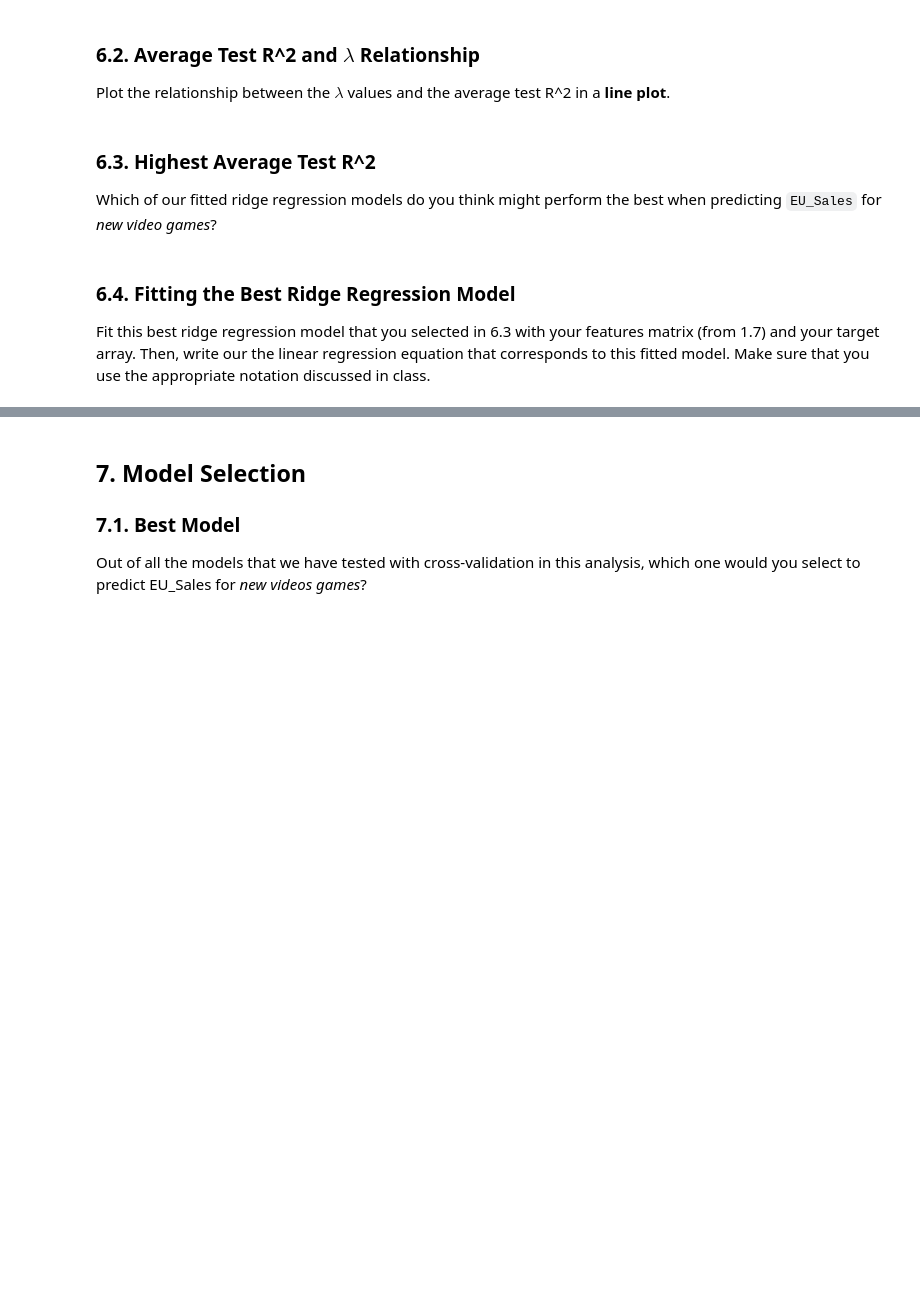
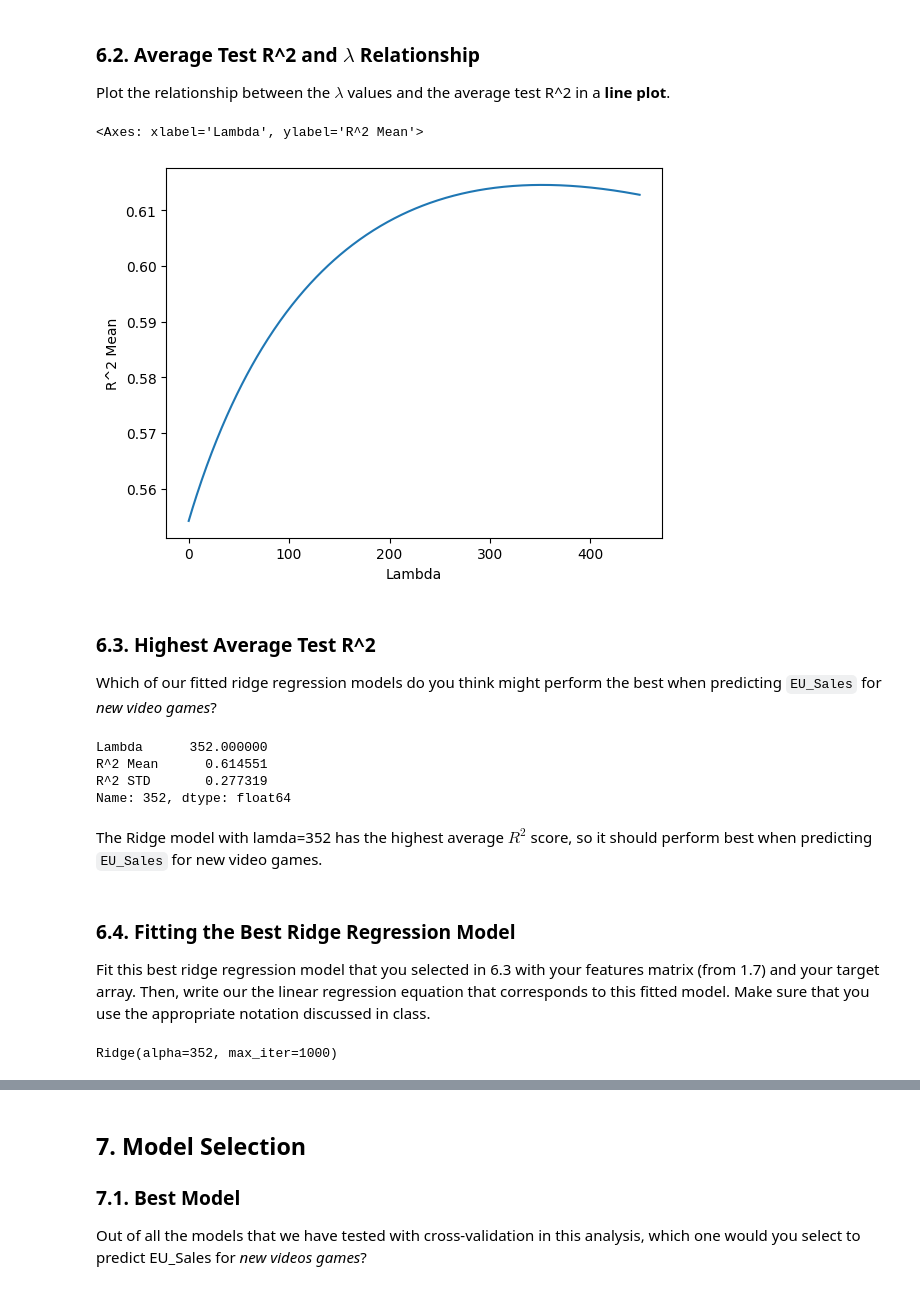
Before and after one commit to ryguy2k4/stat207, a Jupyter notebook: lab_09/lab_09_individual.ipynb, the cells around one changed output, grey strips where cells are left out. Saved outputs shown, nothing was run; the diff lists cells and outputs as text; code cells hidden in the pictures; blank space fills up the shorter version.

```diff
--- a/lab_09/lab_09_individual.ipynb
+++ b/lab_09/lab_09_individual.ipynb
@@ -441,3 +489,6 @@ Which of our LASSO linear regression models do you think might perform the best
 Fit this best LASSO model that you selected in 4.3 with your features matrix (from 1.7) and your target array. Then, write out the linear regression equation that corresponds to this fitted model. Make sure that you use the appropriate notation discussed in class.
 
 Furthermore, if any of your models slopes have been zeroed out, do not include the corresponding explanatory variables in the model.
+# %%
+best_lasso_model = Lasso(alpha=0.04, max_iter=1000, random_state=207)
+best_lasso_model.fit(df_features, df_target)
@@ -474,3 +565,9 @@ You should use the *R^2* to evaluate each of your 5 training dataset model's cor
 1. Display each of the 5 test R^2 values.
 2. Display the mean of these 5 test R^2 values.
 3. Display the standard deviation of these 5 test R^2 values.
+# %%
+model = LinearRegression()
+test_fold_r2 = cross_val_score(model, df_features[["NA_Sales", "Other_Sales"]], df_target, cv=cross_val, scoring="r2")
+print(f"Test fold R^2 Values: {test_fold_r2}")
+print(f"Test fold R^2 Mean: {test_fold_r2.mean()}")
+print(f"Test fold R^2 STD: {test_fold_r2.std()}")
@@ -478,3 +579,6 @@ You should use the *R^2* to evaluate each of your 5 training dataset model's cor
 ### 5.3. Fitting the Reduced Model
 
 Fit an ACTUAL non-regularized linear regression model using **only the columns in the features matrix (from 1.7) that had non-zero slopes in 4.4** and your target array. Then, write our the linear regression equation that corresponds to this fitted model. Make sure that you use the appropriate notation discussed in class.
+# %%
+reduced_model = LinearRegression()
+reduced_model.fit(df_features[["NA_Sales", "Other_Sales"]], df_target)
@@ -502,3 +627,12 @@ Your final result of this problem should include a *dataframe* that has three co
 * the $\lambda$ value
 * the *average* test R^2 that correspond to this $\lambda$ value
 * the *standard deviation* test R^2 that correspond to this $\lambda$ value.
+# %%
+data = []
+for i in np.arange(0,450,1):
+    model = Ridge(alpha=i, max_iter=1000)
+    test_fold_r2 = cross_val_score(model, df_features, df_target, cv=cross_val, scoring="r2")
+    data.append([i, test_fold_r2.mean(), test_fold_r2.std()])
+
+df_scores2 = pd.DataFrame(data, columns=["Lambda", "R^2 Mean", "R^2 STD"])
+df_scores2
@@ -506,11 +654,30 @@ Your final result of this problem should include a *dataframe* that has three co
 ### 6.2. Average Test R^2 and $\lambda$ Relationship
 
 Plot the relationship between the $\lambda$ values and the average test R^2 in a **line plot**.
+# %%
+sns.lineplot(x="Lambda",y="R^2 Mean", data=df_scores2)
+# %% [output]
+<Axes: xlabel='Lambda', ylabel='R^2 Mean'>
+[figure, added]
 # %% [markdown]
 ### 6.3. Highest Average Test R^2
 
 Which of our fitted ridge regression models do you think might perform the best when predicting `EU_Sales` for *new video games*?
+# %%
+df_scores2.iloc[df_scores2["R^2 Mean"].idxmax()]
+# %% [output]
+Lambda      352.000000
+R^2 Mean      0.614551
+R^2 STD       0.277319
+Name: 352, dtype: float64
+# %% [markdown]
+The Ridge model with lamda=352 has the highest average $R^2$ score, so it should perform best when predicting `EU_Sales` for new video games.
 # %% [markdown]
 ### 6.4. Fitting the Best Ridge Regression Model
 
 Fit this best ridge regression model that you selected in 6.3 with your features matrix (from 1.7) and your target array. Then, write our the linear regression equation that corresponds to this fitted model. Make sure that you use the appropriate notation discussed in class.
+# %%
+ridge_model = Ridge(alpha=352, max_iter=1000)
+ridge_model.fit(df_features, df_target)
+# %% [output]
+Ridge(alpha=352, max_iter=1000)
```
Also changed, not shown: parts of 27 cells of this notebook.
